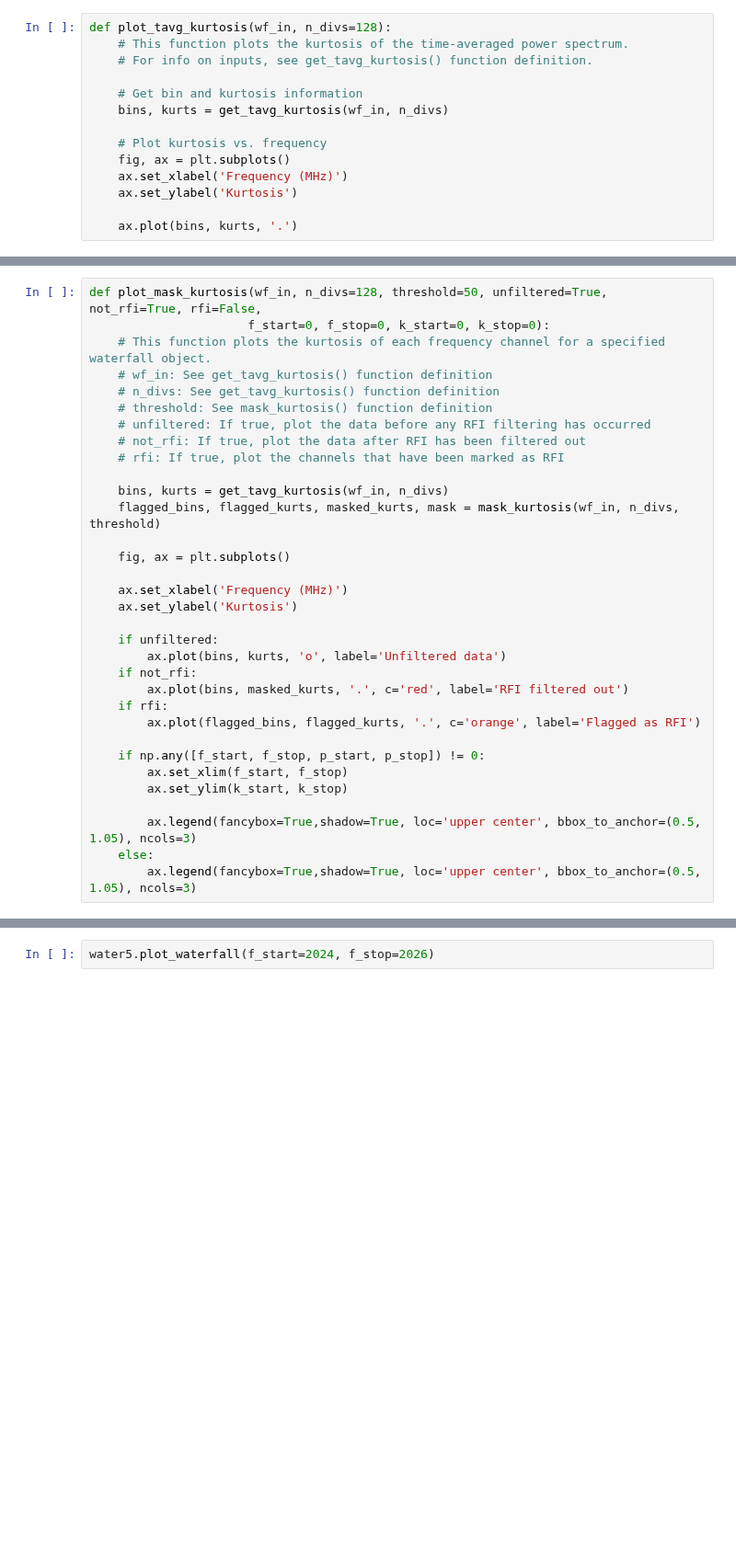
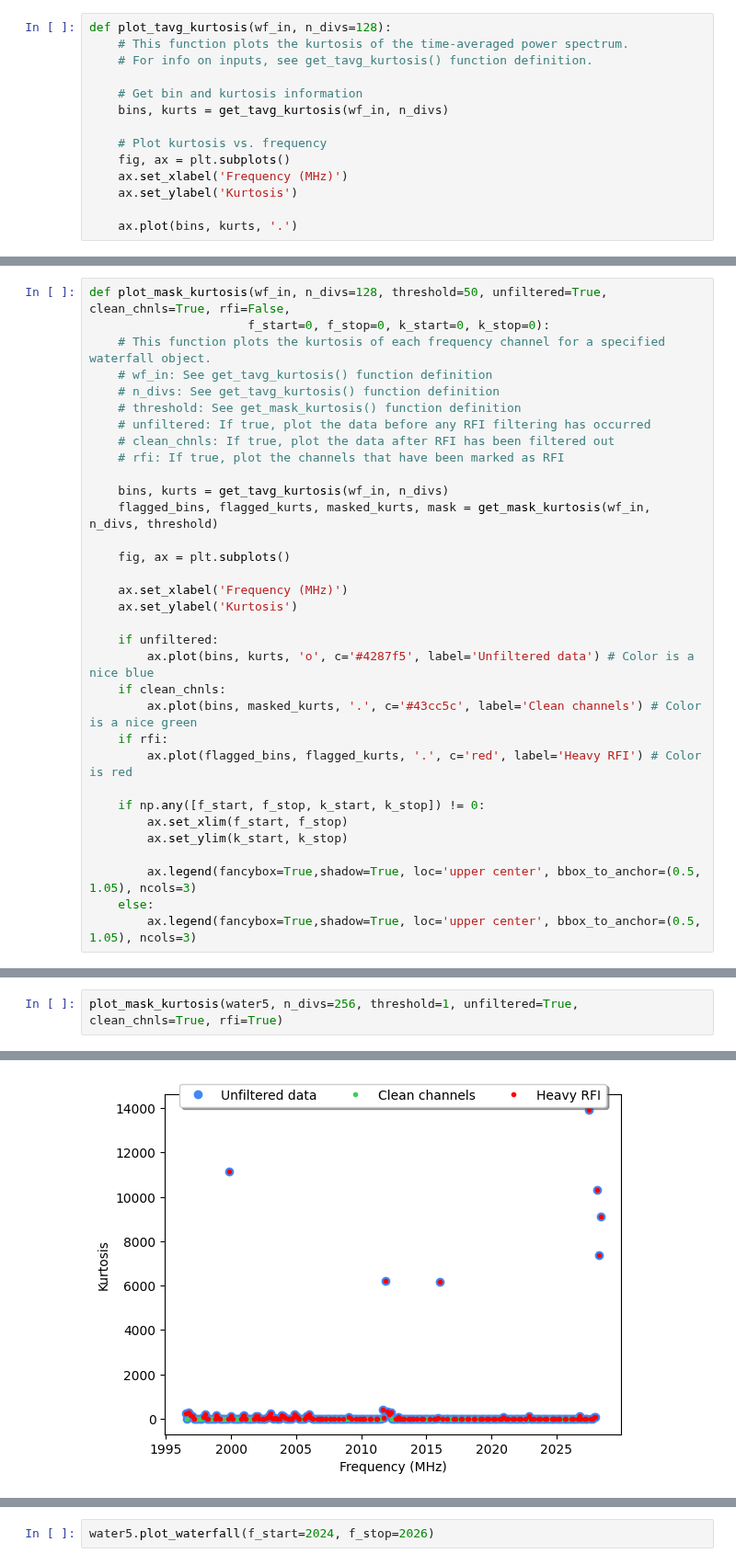
Before and after one commit to jareds-laf/playing-with-cosmic-data, a Jupyter notebook: filterbank/filterbank_rfi_id_kurtosis.ipynb, the cells around one changed output, grey strips where cells are left out. Shown at 92% size. Saved outputs shown, nothing was run; the diff lists cells and outputs as text; blank space fills up the shorter version.

```diff
--- a/filterbank/filterbank_rfi_id_kurtosis.ipynb
+++ b/filterbank/filterbank_rfi_id_kurtosis.ipynb
@@ -178,16 +185,16 @@ def mask_kurtosis(wf_in, n_divs=128, threshold=50):
 # %%
-def plot_mask_kurtosis(wf_in, n_divs=128, threshold=50, unfiltered=True, not_rfi=True, rfi=False,
+def plot_mask_kurtosis(wf_in, n_divs=128, threshold=50, unfiltered=True, clean_chnls=True, rfi=False,
                       f_start=0, f_stop=0, k_start=0, k_stop=0):
     # This function plots the kurtosis of each frequency channel for a specified waterfall object.
     # wf_in: See get_tavg_kurtosis() function definition
     # n_divs: See get_tavg_kurtosis() function definition
-    # threshold: See mask_kurtosis() function definition
+    # threshold: See get_mask_kurtosis() function definition
     # unfiltered: If true, plot the data before any RFI filtering has occurred
-    # not_rfi: If true, plot the data after RFI has been filtered out
+    # clean_chnls: If true, plot the data after RFI has been filtered out
     # rfi: If true, plot the channels that have been marked as RFI
 
     bins, kurts = get_tavg_kurtosis(wf_in, n_divs)
-    flagged_bins, flagged_kurts, masked_kurts, mask = mask_kurtosis(wf_in, n_divs, threshold)
+    flagged_bins, flagged_kurts, masked_kurts, mask = get_mask_kurtosis(wf_in, n_divs, threshold)
 
     fig, ax = plt.subplots()
 
@@ -195,13 +202,13 @@ def plot_mask_kurtosis(wf_in, n_divs=128, threshold=50, unfiltered=True, not_rfi
     ax.set_ylabel('Kurtosis')
 
     if unfiltered:
-        ax.plot(bins, kurts, 'o', label='Unfiltered data')
-    if not_rfi:
-        ax.plot(bins, masked_kurts, '.', c='red', label='RFI filtered out')
+        ax.plot(bins, kurts, 'o', c='#4287f5', label='Unfiltered data') # Color is a nice blue
+    if clean_chnls:
+        ax.plot(bins, masked_kurts, '.', c='#43cc5c', label='Clean channels') # Color is a nice green
     if rfi:
-        ax.plot(flagged_bins, flagged_kurts, '.', c='orange', label='Flagged as RFI')
+        ax.plot(flagged_bins, flagged_kurts, '.', c='red', label='Heavy RFI') # Color is red
 
-    if np.any([f_start, f_stop, p_start, p_stop]) != 0:
+    if np.any([f_start, f_stop, k_start, k_stop]) != 0:
         ax.set_xlim(f_start, f_stop)
         ax.set_ylim(k_start, k_stop)
 
@@ -264,0 +314,3 @@ plot_tavg_powertemp(water5, f_start=2024, f_stop=2026, p_start=0, p_stop=0.2*10*
+# %%
+plot_mask_kurtosis(water5, n_divs=256, threshold=1, unfiltered=True, clean_chnls=True, rfi=True)
+# %% [output]
@@ -264,0 +318 @@ plot_tavg_powertemp(water5, f_start=2024, f_stop=2026, p_start=0, p_stop=0.2*10*
+[figure, added]
```
Also changed, not shown: parts of 9 cells of this notebook.
